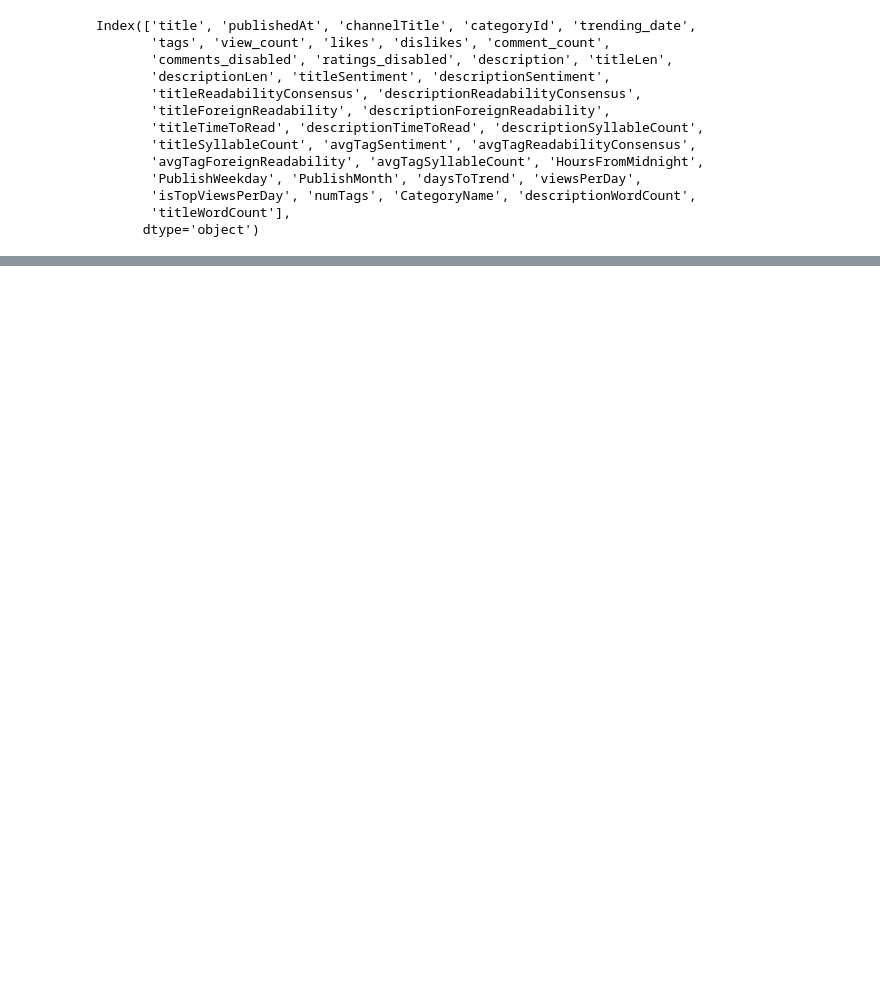
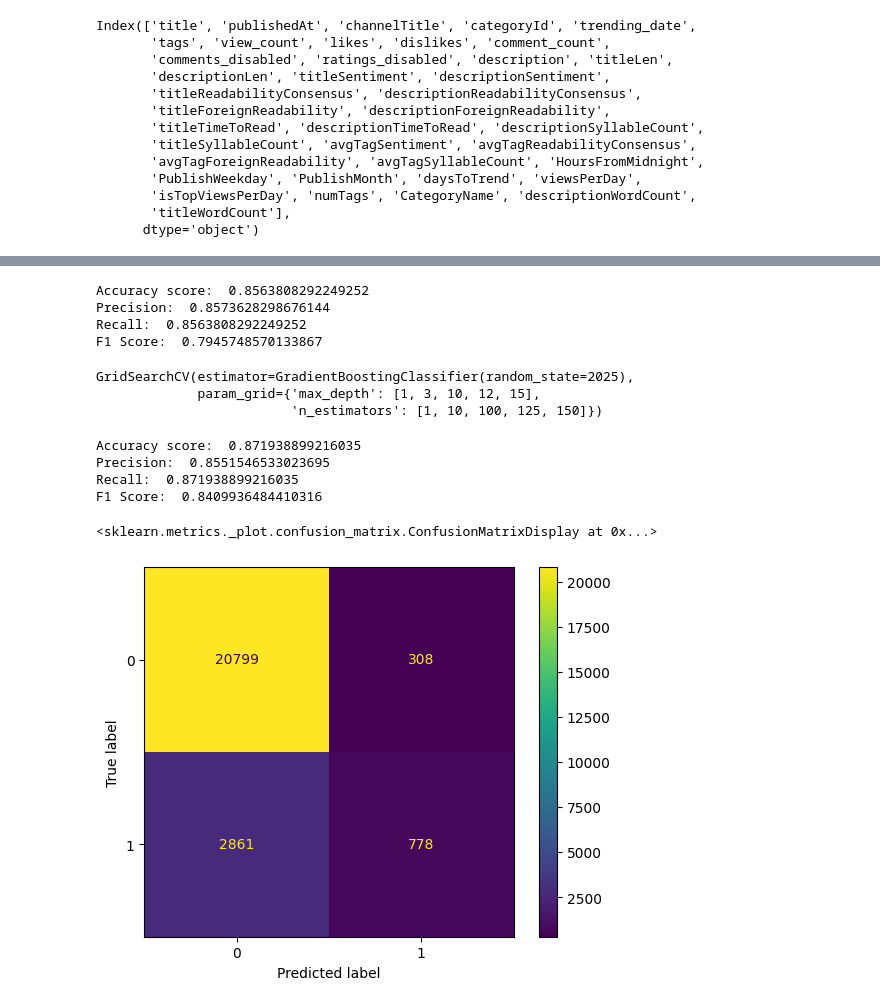
Before and after one commit to ryannewmanGithub/CS441, a Jupyter notebook: model.ipynb, the cells around one changed output, grey strips where cells are left out. Saved outputs shown, nothing was run; the diff lists cells and outputs as text; code cells hidden in the pictures; blank space fills up the shorter version.

Commit message:
complete model building

```diff
--- a/model.ipynb
+++ b/model.ipynb
@@ -57,5 +51,6 @@ y = df['isTopViewsPerDay']
 # %%
 from sklearn.model_selection import train_test_split
 # %%
-X_train, X_test, y_train, y_test = train_test_split(X, y, test_size=0.3, random_state=2025)
+TEST_SIZE = 0.3
+X_train, X_test, y_train, y_test = train_test_split(X, y, test_size=TEST_SIZE, random_state=2025)
 # %%
@@ -89,0 +58,20 @@ with open('basicGradientBoosting_model.pkl', 'rb') as file:
+# %%
+# Transform booleans to numerics
+X_train['comments_disabled'] = X_train['comments_disabled'].astype(int)
+X_train['ratings_disabled'] = X_train['ratings_disabled'].astype(int)
+X_test['comments_disabled'] = X_test['comments_disabled'].astype(int)
+X_test['ratings_disabled'] = X_test['ratings_disabled'].astype(int)
+# %%
+# Basically one-hot encoding of categorical variables
+categoricals = ['PublishWeekday', 'PublishMonth', 'CategoryName']
+for cat in categoricals:
+    df_dummies = pd.get_dummies(X_train[cat])
+    df_dummies = df_dummies.astype(int)
+    X_train = pd.concat([X_train, df_dummies], axis=1)
+
+    df_dummies = pd.get_dummies(X_test[cat])
+    df_dummies = df_dummies.astype(int)
+    X_test = pd.concat([X_test, df_dummies], axis=1)
+
+X_train.drop(categoricals, axis=1, inplace=True)
+X_test.drop(categoricals, axis=1, inplace=True)
@@ -89,0 +185,52 @@ with open('basicGradientBoosting_model.pkl', 'rb') as file:
+# %%
+from sklearn.metrics import accuracy_score
+clf = get_model('BasicGradientBoosting.pkl')
+precisionRecallF1 = sklearn.metrics.precision_recall_fscore_support(y_true=y_test, y_pred=clf.predict(X_test), average='weighted')
+print("Accuracy score: ", accuracy_score(y_true=y_test, y_pred=clf.predict(X_test)))
+print("Precision: ", precisionRecallF1[0])
+print("Recall: ", precisionRecallF1[1])
+print("F1 Score: ", precisionRecallF1[2])
+# %% [output]
+Accuracy score:  0.8563808292249252
+Precision:  0.8573628298676144
+Recall:  0.8563808292249252
+F1 Score:  0.7945748570133867
+# %%
+from sklearn.model_selection import GridSearchCV
+"""
+gb = GradientBoostingClassifier(random_state=2025)#.fit(X_train, y_train)
+
+print("begin")
+clf = GridSearchCV(gb, {'max_depth':[1, 3, 10, 12, 15],
+                        'n_estimators':[1, 10, 100, 125, 150]})
+clf.fit(X_train, y_train)
+save_model(clf, 'GradientBoostingAfterValidation.pkl')
+"""
+
+# Commented out above code shows how model was obtained,
+# It took very long to run
+
+clf = get_model('GradientBoostingAfterValidation.pkl')
+# %%
+clf # best is max_depth=15, n_estimators=150
+# %% [output]
+GridSearchCV(estimator=GradientBoostingClassifier(random_state=2025),
+             param_grid={'max_depth': [1, 3, 10, 12, 15],
+                         'n_estimators': [1, 10, 100, 125, 150]})
+# %%
+from sklearn.metrics import accuracy_score
+precisionRecallF1 = sklearn.metrics.precision_recall_fscore_support(y_true=y_test, y_pred=clf.predict(X_test), average='weighted')
+print("Accuracy score: ", accuracy_score(y_true=y_test, y_pred=clf.predict(X_test)))
+print("Precision: ", precisionRecallF1[0])
+print("Recall: ", precisionRecallF1[1])
+print("F1 Score: ", precisionRecallF1[2])
+# %% [output]
+Accuracy score:  0.871938899216035
+Precision:  0.8551546533023695
+Recall:  0.871938899216035
+F1 Score:  0.8409936484410316
+# %%
+sklearn.metrics.ConfusionMatrixDisplay.from_predictions(y_true=y_test, y_pred=clf.predict(X_test))
+# %% [output]
+<sklearn.metrics._plot.confusion_matrix.ConfusionMatrixDisplay at 0x...>
+[figure, added]
```
Also changed, not shown: parts of 24 cells of this notebook.
